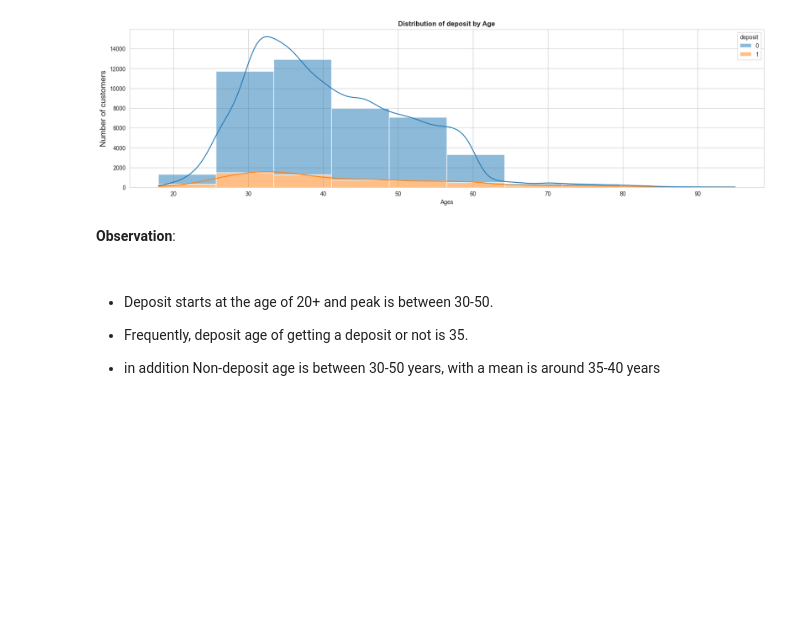
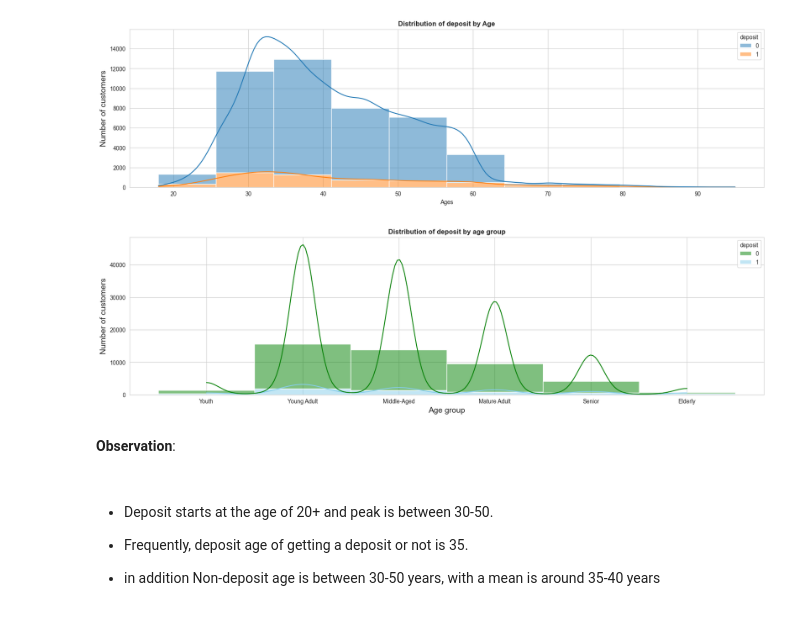
Before and after one commit to 87tana/ML_Classification_Imbalance_Banking, a Jupyter notebook: Bank_EDA.ipynb, the cells around one changed output. Cells and saved outputs as stored; diff of their text form; code cells hidden in the pictures; blank space fills up the shorter version.

```diff
--- a/Bank_EDA.ipynb
+++ b/Bank_EDA.ipynb
@@ -614,6 +620,26 @@ dep_by_age.set_title('Distribution of deposit by Age',weight='bold')
 plt.show()
 # %% [output]
 [figure]
+# %%
+# Create age categories
+age_bins = [18, 25, 35, 45, 55, 65, np.inf]
+age_labels = ['Youth', 'Young Adult', 'Middle-Aged', 'Mature Adult', 'Senior', 'Elderly']
+df['age_group'] = pd.cut(df['age'], bins=age_bins, labels=age_labels)
+
+# Create plot
+fig = plt.figure(figsize=(20,5))
+colors = ['green', 'skyblue']
+dep_by_age = sns.histplot(data=df, x='age_group', hue='deposit', multiple='stack', bins=len(age_labels), kde=True, element='bars',palette=colors)
+
+# Set labels and title
+dep_by_age.set_ylabel('Number of customers', fontsize=14)
+dep_by_age.set_xlabel('Age group', fontsize=14)
+dep_by_age.set_title('Distribution of deposit by age group', weight='bold')
+
+# Show plot
+plt.show()
+# %% [output]
+[figure, added]
 # %% [markdown]
 **Observation**:
 
```
Also changed, not shown: parts of 43 cells of this notebook.
